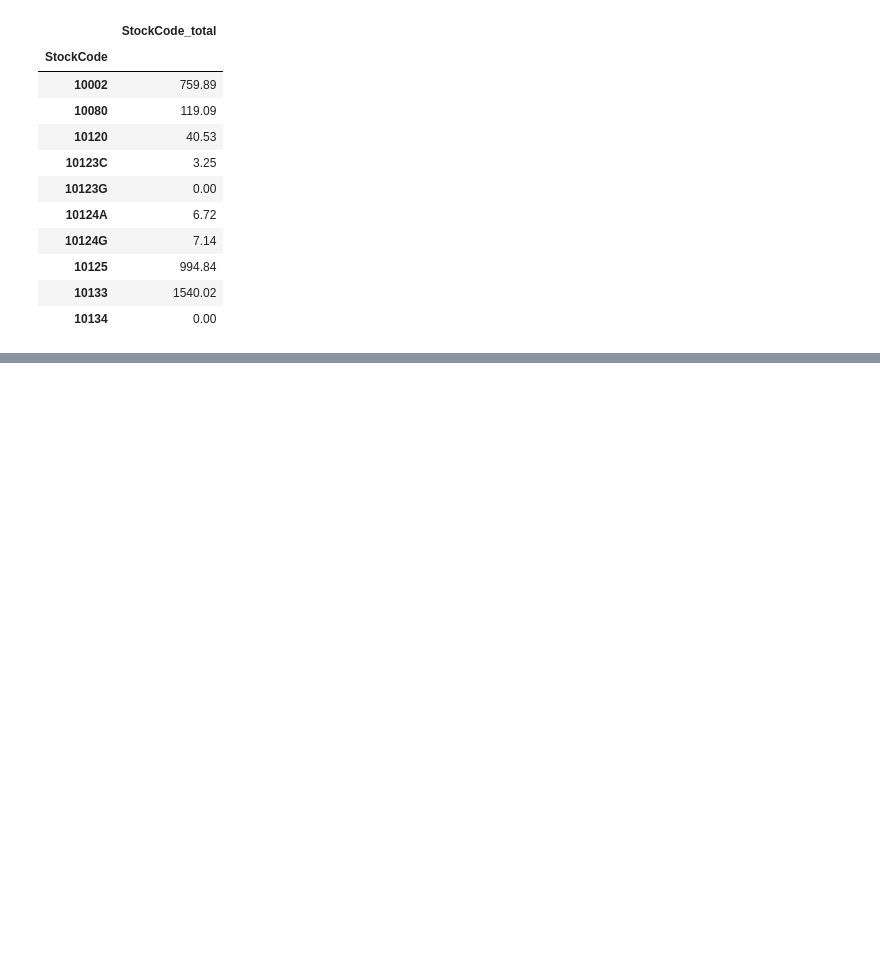
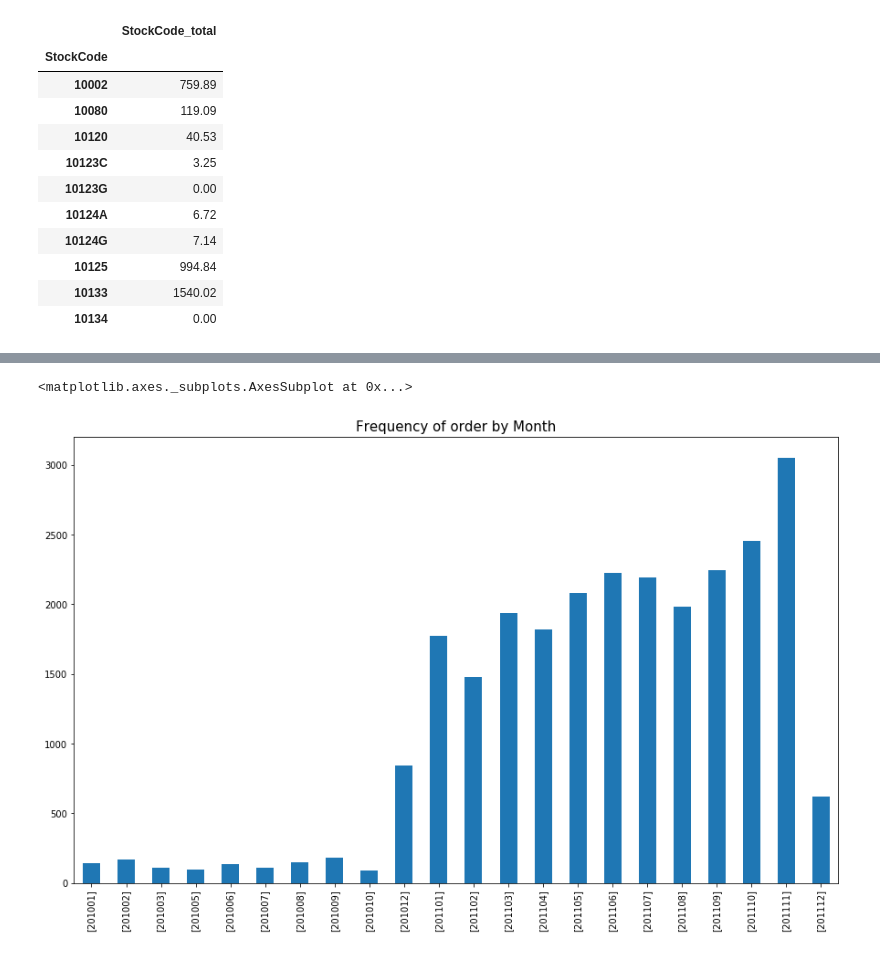
Before and after one commit to rahilshah10/IS, a Jupyter notebook: Zappos/Zappos.ipynb, the cells around one changed output, grey strips where cells are left out. Saved outputs shown, nothing was run; the diff lists cells and outputs as text; code cells hidden in the pictures; blank space fills up the shorter version.

```diff
--- a/Zappos/Zappos.ipynb
+++ b/Zappos/Zappos.ipynb
@@ -377,0 +378,6 @@ Country Analysis
+# %%
+ds['Year_Month'] = ds['InvoiceDate'].apply(lambda y: (100*y.year) + y.month)
+ds['Week'] = ds['InvoiceDate'].apply(lambda y: y.strftime('%W'))
+ds['Day'] = ds['InvoiceDate'].apply(lambda y: y.strftime('%d'))
+ds['Week_Day'] = ds['InvoiceDate'].apply(lambda y: y.strftime('%w'))
+ds['Hour'] = ds['InvoiceDate'].apply(lambda y: y.strftime('%H'))
@@ -377,0 +393,7 @@ Country Analysis
+# %%
+plt.figure(figsize=(15,9))
+InvoiceMonth = ds.groupby(['InvoiceNo'])['Year_Month'].unique()
+InvoiceMonth.value_counts().sort_index().plot.bar()
+# %% [output]
+<matplotlib.axes._subplots.AxesSubplot at 0x...>
+[figure, added]
```
Also changed, not shown: parts of 4 cells of this notebook.
